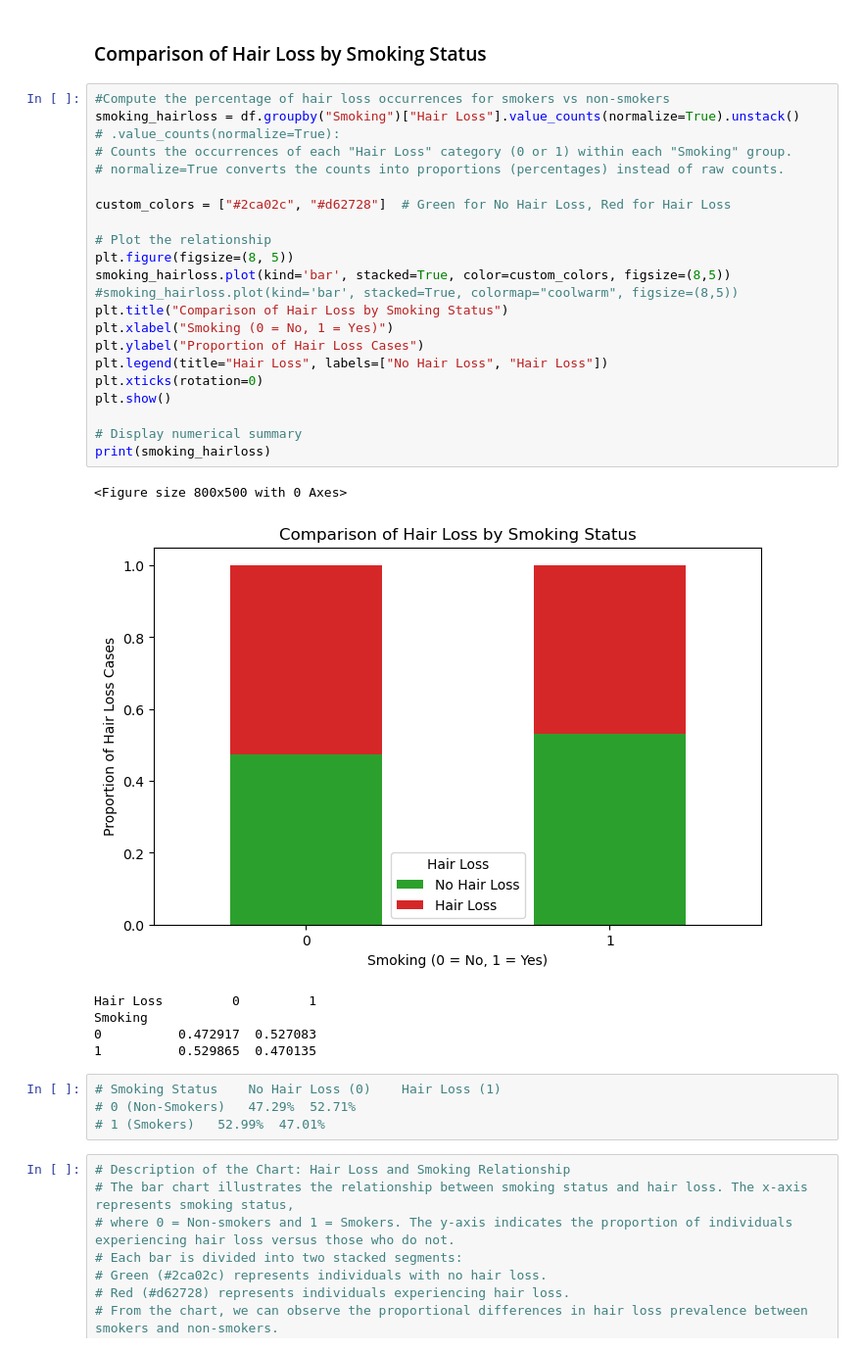
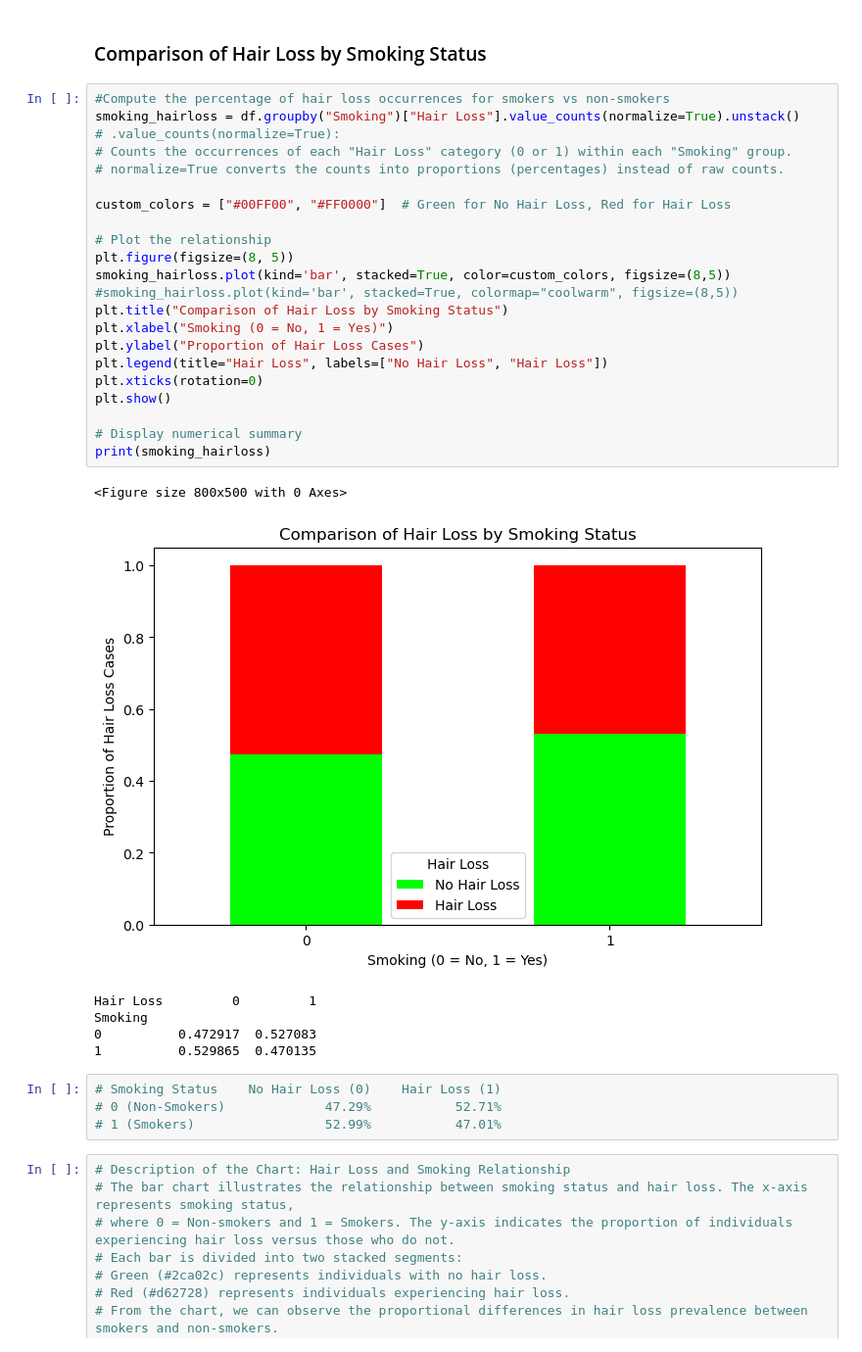
Before and after one commit to alekson-code/PredictHairFall_Final_AA, a Jupyter notebook: PredictHairFall_Final_AA.ipynb, the cells around one changed output. Shown at 98% size. Cells and saved outputs as stored; diff of their text form.

```diff
--- a/PredictHairFall_Final_AA.ipynb
+++ b/PredictHairFall_Final_AA.ipynb
@@ -59,36 +73,36 @@ plt.show()
 # %%
 #Compute the percentage of hair loss occurrences for smokers vs non-smokers
 smoking_hairloss = df.groupby("Smoking")["Hair Loss"].value_counts(normalize=True).unstack()
 # .value_counts(normalize=True):
 # Counts the occurrences of each "Hair Loss" category (0 or 1) within each "Smoking" group.
 # normalize=True converts the counts into proportions (percentages) instead of raw counts.
 
-custom_colors = ["#2ca02c", "#d62728"]  # Green for No Hair Loss, Red for Hair Loss
+custom_colors = ["#00FF00", "#FF0000"]  # Green for No Hair Loss, Red for Hair Loss
 
 # Plot the relationship
 plt.figure(figsize=(8, 5))
 smoking_hairloss.plot(kind='bar', stacked=True, color=custom_colors, figsize=(8,5))
 #smoking_hairloss.plot(kind='bar', stacked=True, colormap="coolwarm", figsize=(8,5))
 plt.title("Comparison of Hair Loss by Smoking Status")
 plt.xlabel("Smoking (0 = No, 1 = Yes)")
 plt.ylabel("Proportion of Hair Loss Cases")
 plt.legend(title="Hair Loss", labels=["No Hair Loss", "Hair Loss"])
 plt.xticks(rotation=0)
 plt.show()
 
 # Display numerical summary
 print(smoking_hairloss)
 # %% [output]
 <Figure size 800x500 with 0 Axes>
-[figure, old version]
+[figure, new version]
 Hair Loss         0         1
 Smoking
 0          0.472917  0.527083
 1          0.529865  0.470135
 # %%
 # Smoking Status	No Hair Loss (0)	Hair Loss (1)
-# 0 (Non-Smokers)	47.29%	52.71%
-# 1 (Smokers)	52.99%	47.01%
+# 0 (Non-Smokers)	          47.29%	       52.71%
+# 1 (Smokers)	              52.99%	       47.01%
 # %%
 # Description of the Chart: Hair Loss and Smoking Relationship
 # The bar chart illustrates the relationship between smoking status and hair loss. The x-axis represents smoking status,
```
Also changed, not shown: parts of 2 cells of this notebook.
